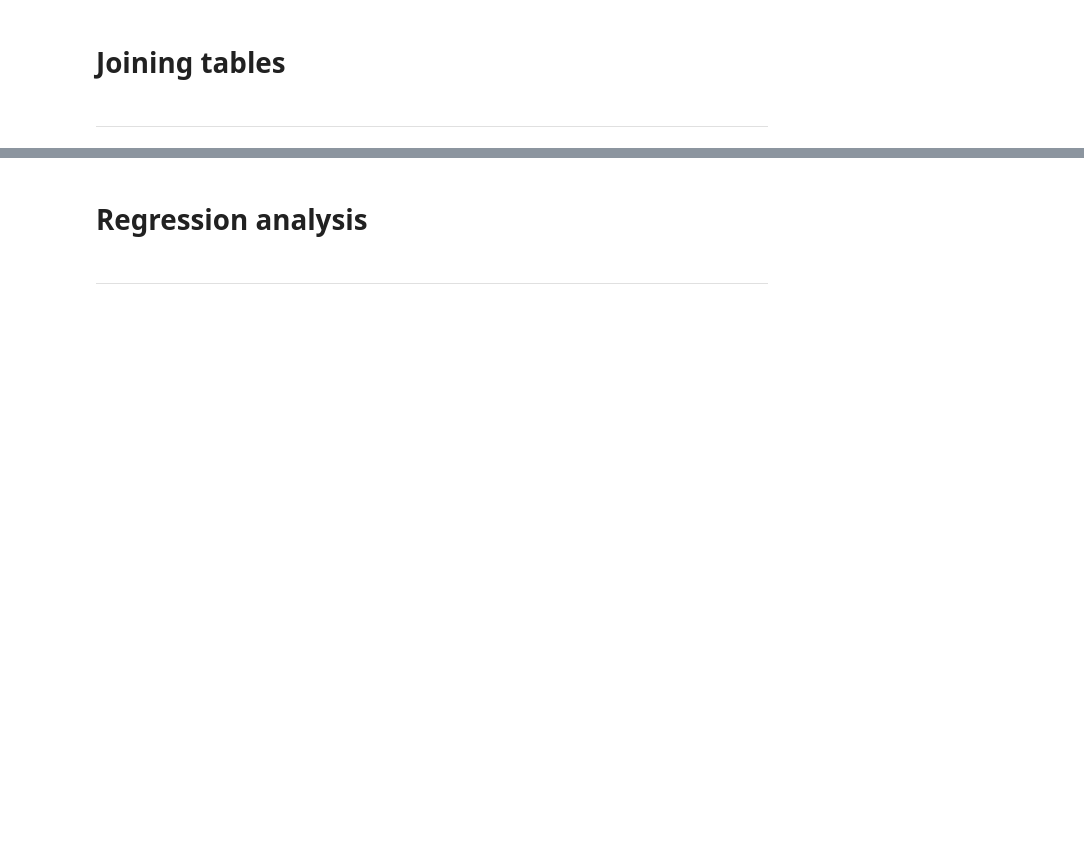
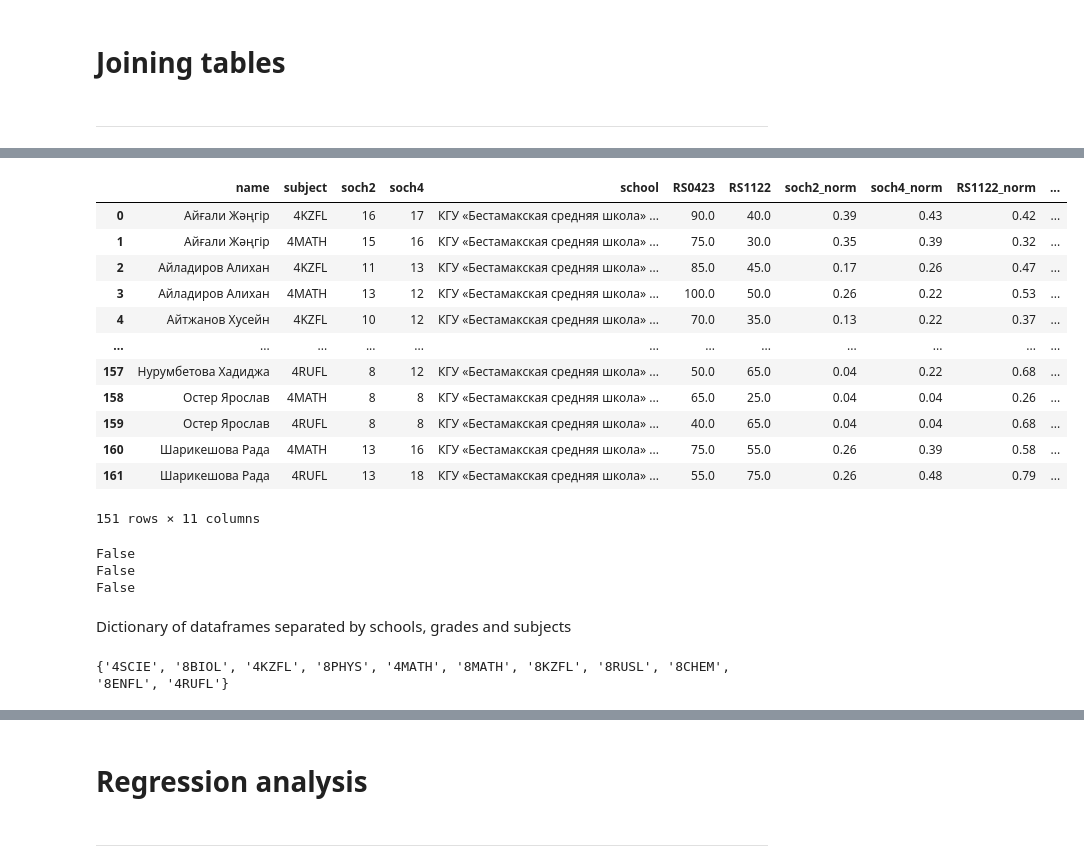
Before and after one commit to rkasseno/suburban-schools-regression-analysis, a Jupyter notebook: main/internal_exam_main.ipynb, the cells around one changed output, grey strips where cells are left out. Cells and saved outputs as stored; diff of their text form; code cells hidden in the pictures; blank space fills up the shorter version.

```diff
--- a/main/internal_exam_main.ipynb
+++ b/main/internal_exam_main.ipynb
@@ -173,0 +233,8 @@ merged_dict['КГУ «Общеобразовательная школа № 5 г
+# %%
+from sklearn.preprocessing import MinMaxScaler
+# Since the dependent and independent variable have different max scales, we need to Normalize the data first
+for school, table in merged_dict.items():
+        table.loc[:, ['soch2_norm']] = MinMaxScaler().fit_transform(table.loc[:, ['soch2']]).round(2)
+        table.loc[:, 'soch4_norm'] = MinMaxScaler().fit_transform(table.loc[:, ['soch4']]).round(2)
+        table.loc[:, 'RS1122_norm'] = MinMaxScaler().fit_transform(table.loc[:, ['RS1122']]).round(2)
+        table.loc[:, 'RS0423_norm'] = MinMaxScaler().fit_transform(table.loc[:, ['RS0423']]).round(2)
@@ -173,0 +257,54 @@ merged_dict['КГУ «Общеобразовательная школа № 5 г
+# %%
+dfs_grade = {}
+grade_list = [4, 8]
+for school, table in merged_dict.items():
+    grade = {}
+
+    for g in grade_list:
+        filtered_table = table[table['subject'].str.contains(str(g))]
+        if not filtered_table.empty:
+            grade[g] = filtered_table
+
+    dfs_grade[school] = grade
+# %%
+dfs_grade['КГУ «Бестамакская средняя школа» Алгинского района Актюбинской области'][4]
+# %% [output]
+|  | name | subject | soch2 | soch4 | school | RS0423 | RS1122 | soch2_norm | soch4_norm | RS1122_norm | ... |
+| 0 | Айғали Жәңгір | 4KZFL | 16 | 17 | КГУ «Бестамакская средняя школа» ... | 90.0 | 40.0 | 0.39 | 0.43 | 0.42 | ... |
+| 1 | Айғали Жәңгір | 4MATH | 15 | 16 | КГУ «Бестамакская средняя школа» ... | 75.0 | 30.0 | 0.35 | 0.39 | 0.32 | ... |
+| 2 | Айладиров Алихан | 4KZFL | 11 | 13 | КГУ «Бестамакская средняя школа» ... | 85.0 | 45.0 | 0.17 | 0.26 | 0.47 | ... |
+| 3 | Айладиров Алихан | 4MATH | 13 | 12 | КГУ «Бестамакская средняя школа» ... | 100.0 | 50.0 | 0.26 | 0.22 | 0.53 | ... |
+| 4 | Айтжанов Хусейн | 4KZFL | 10 | 12 | КГУ «Бестамакская средняя школа» ... | 70.0 | 35.0 | 0.13 | 0.22 | 0.37 | ... |
+| ... | ... | ... | ... | ... | ... | ... | ... | ... | ... | ... | ... |
+| 157 | Нурумбетова Хадиджа | 4RUFL | 8 | 12 | КГУ «Бестамакская средняя школа» ... | 50.0 | 65.0 | 0.04 | 0.22 | 0.68 | ... |
+| 158 | Остер Ярослав | 4MATH | 8 | 8 | КГУ «Бестамакская средняя школа» ... | 65.0 | 25.0 | 0.04 | 0.04 | 0.26 | ... |
+| 159 | Остер Ярослав | 4RUFL | 8 | 8 | КГУ «Бестамакская средняя школа» ... | 40.0 | 65.0 | 0.04 | 0.04 | 0.68 | ... |
+| 160 | Шарикешова Рада | 4MATH | 13 | 16 | КГУ «Бестамакская средняя школа» ... | 75.0 | 55.0 | 0.26 | 0.39 | 0.58 | ... |
+| 161 | Шарикешова Рада | 4RUFL | 13 | 18 | КГУ «Бестамакская средняя школа» ... | 55.0 | 75.0 | 0.26 | 0.48 | 0.79 | ... |
+151 rows × 11 columns
+# %%
+for school, grades in dfs_grade.items():
+    print(t.isna().values.any())
+# %% [output]
+False
+False
+False
+# %% [markdown]
+Dictionary of dataframes separated by schools, grades and subjects
+# %%
+# Extracting unique subject names across all dataframes
+subject_set = set()
+for school, grades in dfs_grade.items():
+    four = grades[4]['subject'].unique()
+
+    for subject_four in four:
+        subject_set.add(subject_four)
+
+    eight = grades[8]['subject'].unique()
+
+    for subject_eight in eight:
+        subject_set.add(subject_eight)
+
+print(subject_set)
+# %% [output]
+{'4SCIE', '8BIOL', '4KZFL', '8PHYS', '4MATH', '8MATH', '8KZFL', '8RUSL', '8CHEM', '8ENFL', '4RUFL'}
```
Also changed, not shown: parts of 30 cells of this notebook, 1 other file.
